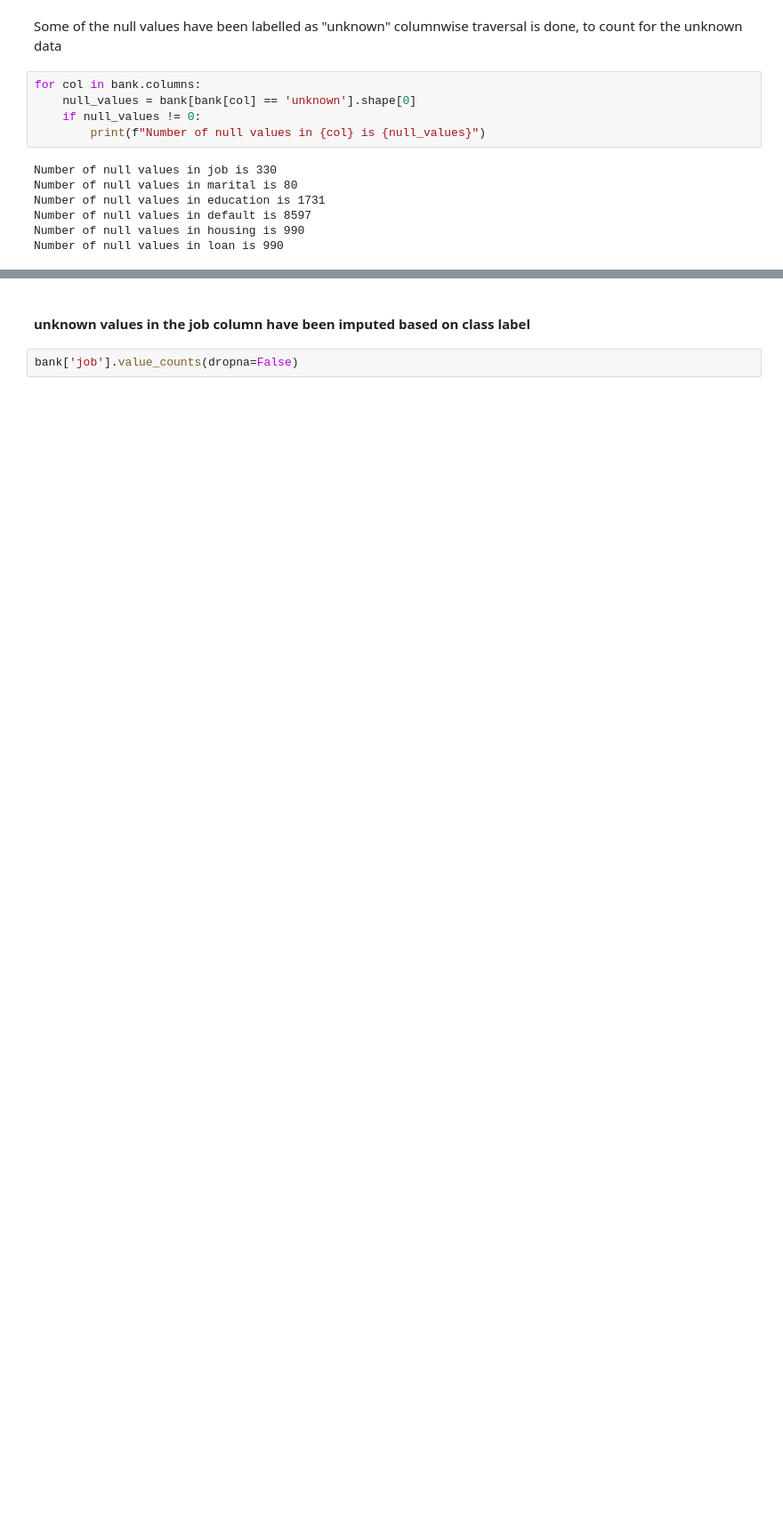
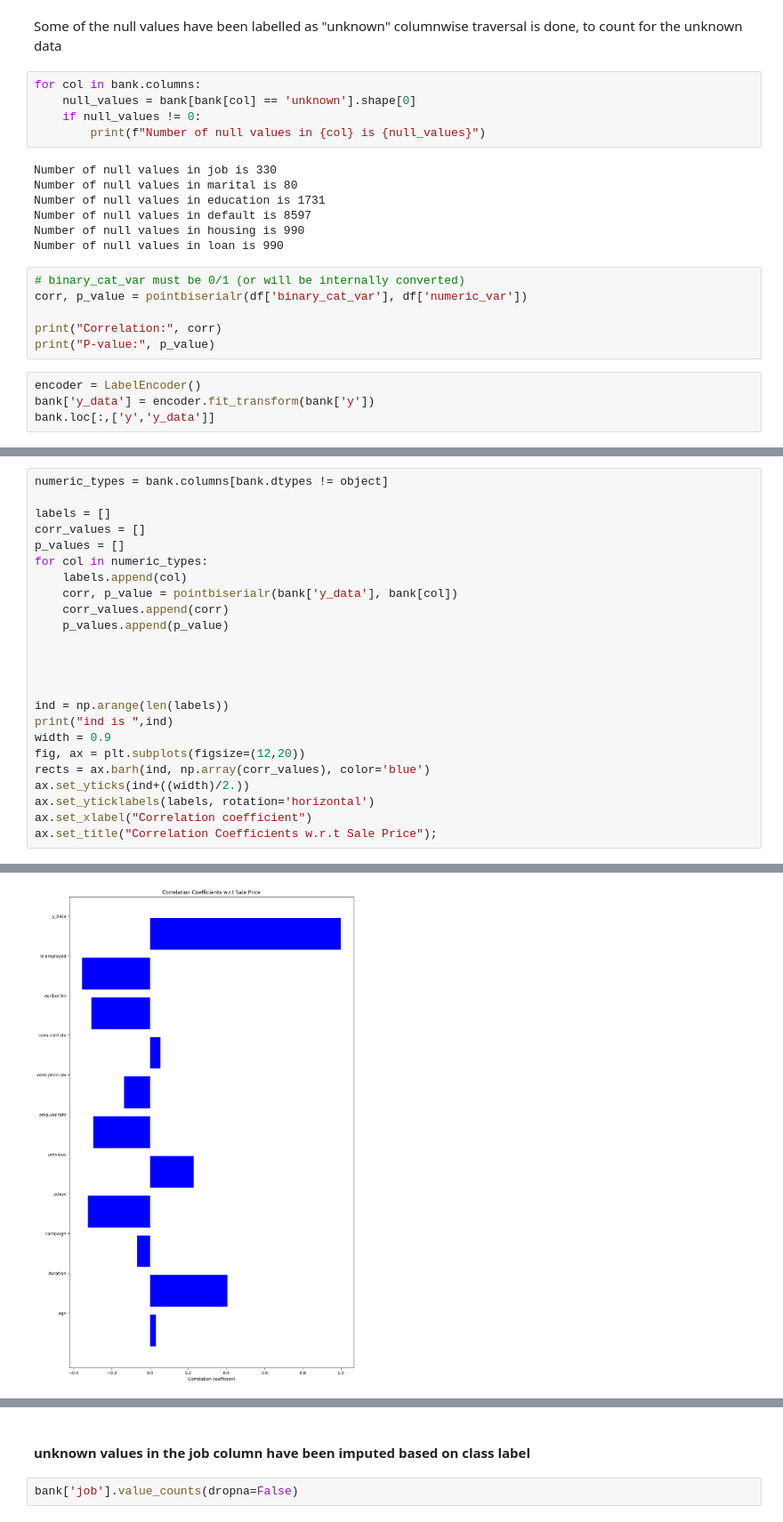
Before and after one commit to shreyashettyk/Data_Analysis, a Jupyter notebook: bank_marketing_wip.ipynb, the cells around one changed output, grey strips where cells are left out. Shown at 89% size. Saved outputs shown, nothing was run; the diff lists cells and outputs as text; blank space fills up the shorter version.

Commit message:
correlation data analyzed wip

```diff
--- a/bank_marketing_wip.ipynb
+++ b/bank_marketing_wip.ipynb
@@ -109,3 +119,13 @@ Number of null values in education is 1731
 Number of null values in default is 8597
 Number of null values in housing is 990
 Number of null values in loan is 990
+# %%
+# binary_cat_var must be 0/1 (or will be internally converted)
+corr, p_value = pointbiserialr(df['binary_cat_var'], df['numeric_var'])
+
+print("Correlation:", corr)
+print("P-value:", p_value)
+# %%
+encoder = LabelEncoder()
+bank['y_data'] = encoder.fit_transform(bank['y'])
+bank.loc[:,['y','y_data']]
@@ -111,0 +153,25 @@ Number of null values in loan is 990
+# %%
+numeric_types = bank.columns[bank.dtypes != object]
+
+labels = []
+corr_values = []
+p_values = []
+for col in numeric_types:
+    labels.append(col)
+    corr, p_value = pointbiserialr(bank['y_data'], bank[col])
+    corr_values.append(corr)
+    p_values.append(p_value)
+
+
+
+
+ind = np.arange(len(labels))
+print("ind is ",ind)
+width = 0.9
+fig, ax = plt.subplots(figsize=(12,20))
+rects = ax.barh(ind, np.array(corr_values), color='blue')
+ax.set_yticks(ind+((width)/2.))
+ax.set_yticklabels(labels, rotation='horizontal')
+ax.set_xlabel("Correlation coefficient")
+ax.set_title("Correlation Coefficients w.r.t Sale Price");
+# %% [output]
@@ -111,0 +179 @@ Number of null values in loan is 990
+[figure, added]
```
Also changed, not shown: parts of 26 cells of this notebook.
